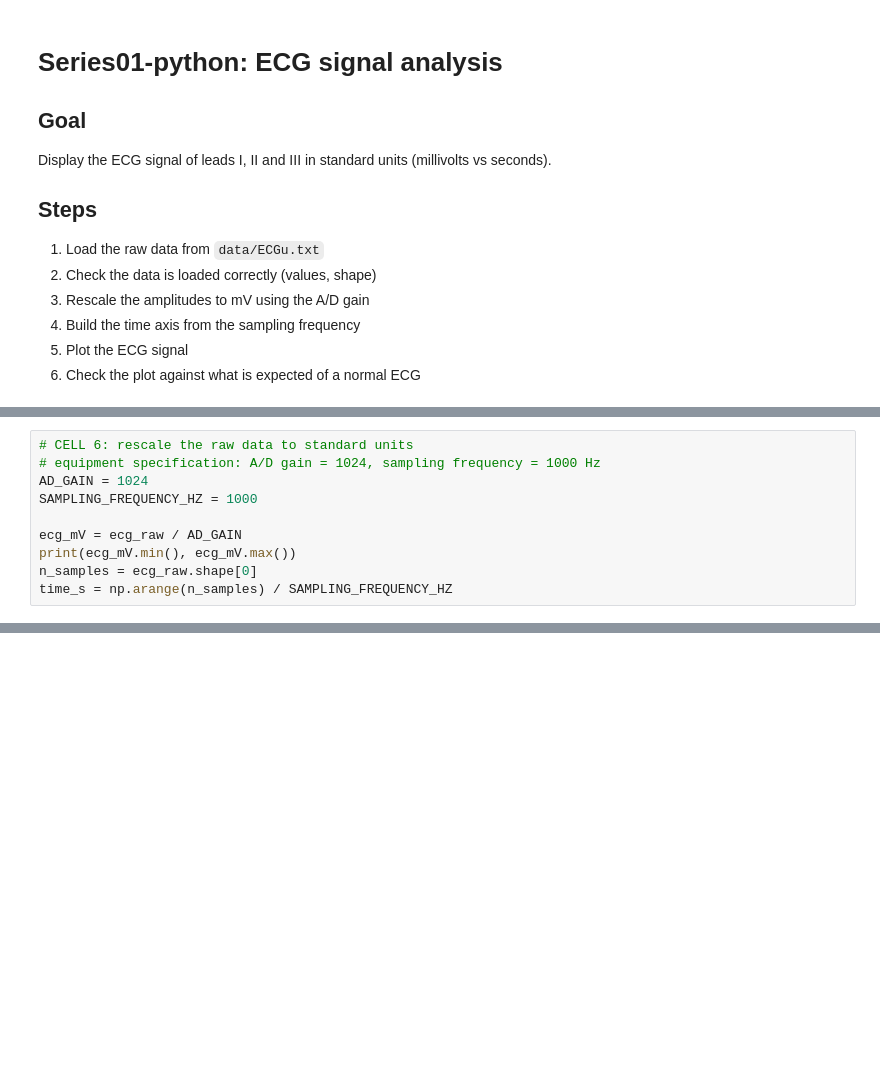
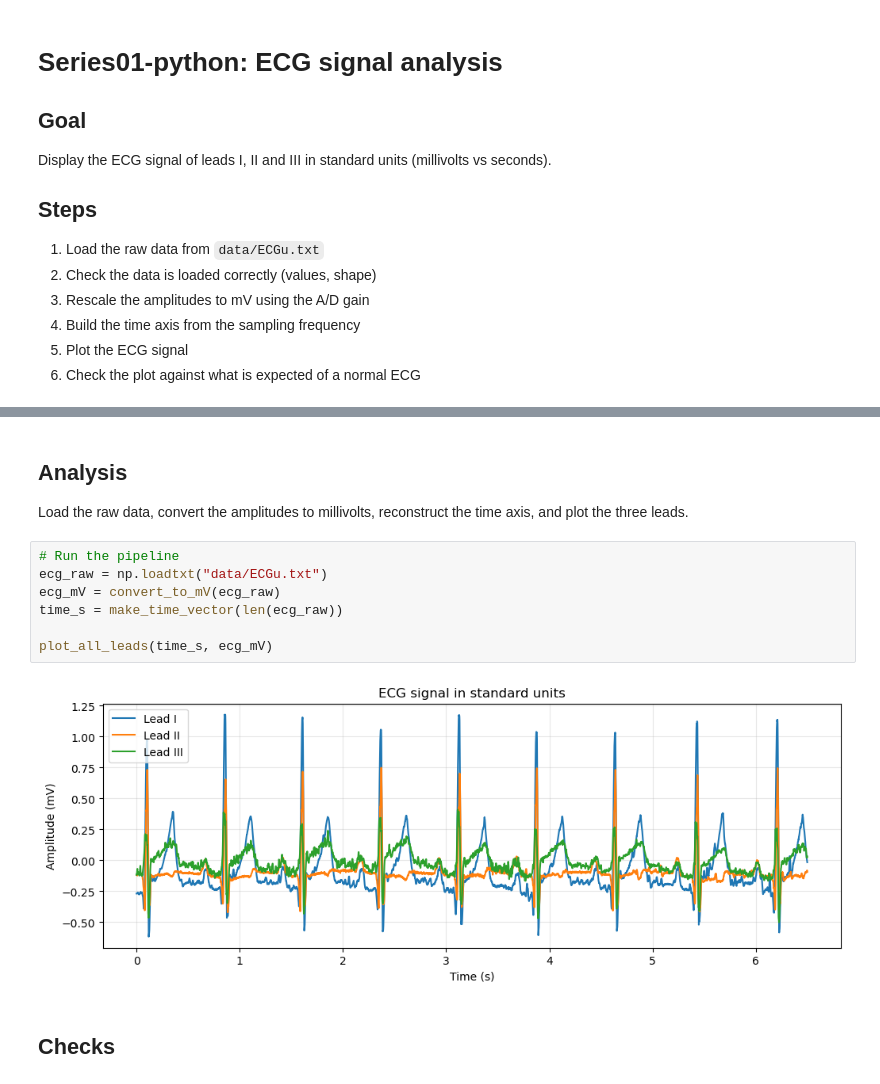
Before and after one commit to AlexisLag-student/Series01-Pythonv2, a Jupyter notebook: Series01-python.ipynb, the cells around one changed output, grey strips where cells are left out. Saved outputs shown, nothing was run; the diff lists cells and outputs as text; blank space fills up the shorter version.

```diff
--- a/Series01-python.ipynb
+++ b/Series01-python.ipynb
@@ -56,10 +23,0 @@ plt.show()
-# %%
-# CELL 6: rescale the raw data to standard units
-# equipment specification: A/D gain = 1024, sampling frequency = 1000 Hz
-AD_GAIN = 1024
-SAMPLING_FREQUENCY_HZ = 1000
-
-ecg_mV = ecg_raw / AD_GAIN
-print(ecg_mV.min(), ecg_mV.max())
-n_samples = ecg_raw.shape[0]
-time_s = np.arange(n_samples) / SAMPLING_FREQUENCY_HZ
@@ -144,3 +92,19 @@ ratio between them : 1049x
+# %% [markdown]
+## Analysis
+
+Load the raw data, convert the amplitudes to millivolts, reconstruct the time
+axis, and plot the three leads.
+# %%
+# Run the pipeline
+ecg_raw = np.loadtxt("data/ECGu.txt")
+ecg_mV = convert_to_mV(ecg_raw)
+time_s = make_time_vector(len(ecg_raw))
+
+plot_all_leads(time_s, ecg_mV)
+# %% [output]
+[figure, added]
+# %% [markdown]
+## Checks
 # %% [markdown]
 ### Check of the rescaled ECG plot
 
```
Also changed, not shown: parts of 13 cells of this notebook.
